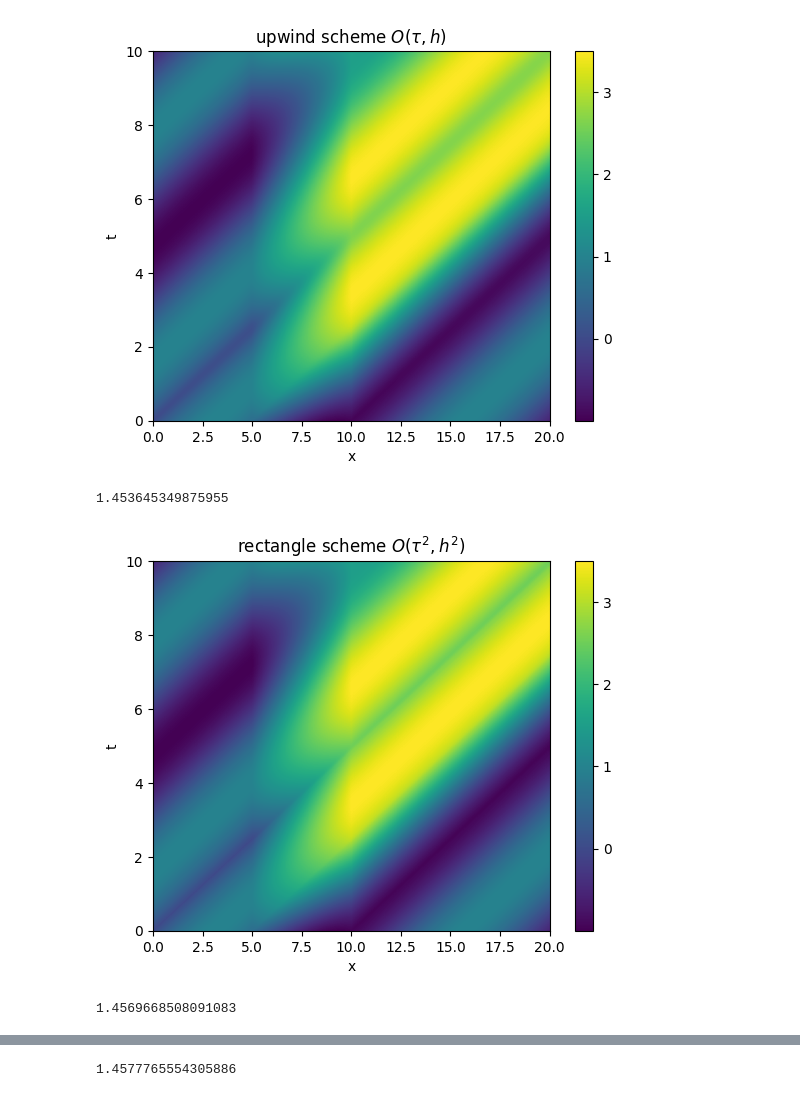
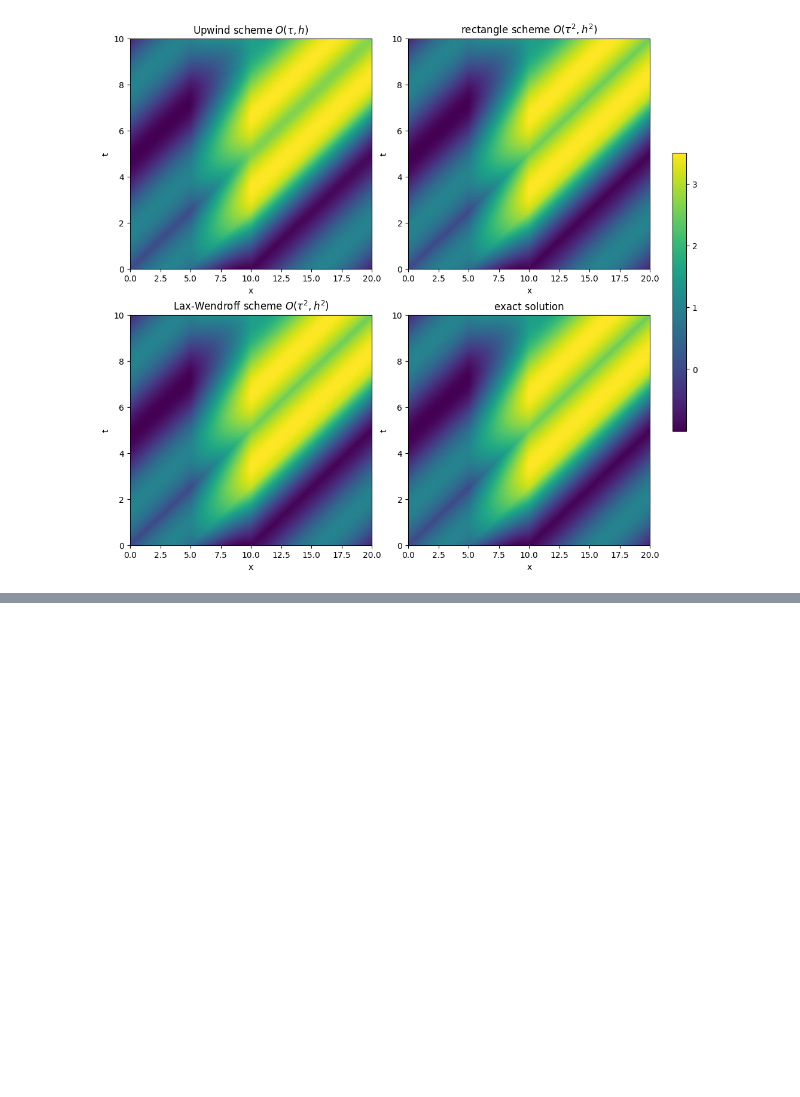
Before and after one commit to VoyakaGOD/computational-mathematics, a Jupyter notebook: convection-equation.ipynb, the cells around one changed output, grey strips where cells are left out. Drawn from its saved outputs; the diff is of its cells as text; code cells hidden in the pictures; blank space fills up the shorter version.

```diff
--- a/convection-equation.ipynb
+++ b/convection-equation.ipynb
@@ -110,58 +110,72 @@ def solve_by_Lax_Wendroff_scheme(c: float, grid: Grid, phi: RtoR, psi: RtoR, f:
         u[n+1][grid.M] = u[n+1][grid.M - 1]  # todo
     return u
 
+c = 2
+grid = Grid(10, 2000, 20, 1000)
+
 def phi(x : float):
     return sin(x / 2)
 
 def psi(t : float):
     return sin(t)
 
 def f(t : float, x : float):
     if (x < 5) or (x > 10):
         return 0
     return 1
 
-grid = Grid(10, 2000, 20, 1000)
-
 def show_result(u : list[list[float]], grid : Grid, title : str):
     tau = grid.T / grid.N
     h = grid.L / grid.M
     plt.pcolormesh([h*m for m in range(grid.M + 1)], [tau*n for n in range(grid.N + 1)], u)
     plt.xlabel("x")
     plt.ylabel("t")
     plt.title(title)
     plt.colorbar()
     plt.show()
 
+from matplotlib import gridspec
+def show_4_results(u_plots: list[tuple[str, list[list[float]]]], grid : Grid):
+    tau = grid.T / grid.N
+    h = grid.L / grid.M
+    x = [h * m for m in range(grid.M + 1)]
+    t = [tau * n for n in range(grid.N + 1)]
+    fig = plt.figure(figsize=(12, 11))
+    gs = gridspec.GridSpec(2, 2, wspace=0.15, hspace=0.2)
+    axes = []
+    plots = []
+    for i in range(4):
+        ax = fig.add_subplot(gs[i])
+        c = ax.pcolormesh(x, t, u_plots[i][1])
+        ax.set_title(u_plots[i][0])
+        ax.set_xlabel("x")
+        ax.set_ylabel("t")
+        axes.append(ax)
+        plots.append(c)
+    fig.colorbar(plots[0], ax=axes, orientation='vertical', fraction=0.025, pad=0.04)
+    plt.show()
+
 def u_exact(t : float, x : float):
-    i = max(0, (min(x, 10) - max(x - c*t, 5))/c)
+    i = max(0, min(x, 10) - max(x - c*t, 5))/c
     if x > c*t:
         return i + phi(x - c*t)
     return i + psi(t - x/c)
+
+h = grid.L/grid.M
+tau = grid.T / grid.N
 
 def get_error(u : list[list[float]], grid : Grid):
     err2 = 0
     for n in range(grid.N + 1):
         for m in range(grid.M + 1):
             err2 += (u[n][m] - u_exact(n*tau, m*h))**2
-    return (err2 / (n*m))**0.5
+    return (err2 / ((grid.N + 1)*(grid.M + 1)))**0.5
 
-c = 2
-u = solve_by_upwind_scheme(c, grid, phi, psi, f)
-show_result(u, grid, "upwind scheme $O(\\tau, h)$")
-print(get_error(u, grid))
-u = solve_by_rectangle_scheme(c, grid, phi, psi, f)
-show_result(u, grid, "rectangle scheme $O(\\tau^2, h^2)$")
-print(get_error(u, grid))
-u = solve_by_Lax_Wendroff_scheme(c, grid, phi, psi, f)
-show_result(u, grid, "Lax-Wendroff scheme $O(\\tau^2, h^2)$")
-print(get_error(u, grid))
-h = grid.L/grid.M
-tau = grid.T / grid.N
-u_exact_arr = [[u_exact(n*tau, m*h) for m in range(grid.M + 1)] for n in  range(grid.N + 1)]
-show_result(u_exact_arr, grid, "exact solution")
+show_4_results([
+    ("Upwind scheme $O(\\tau, h)$", solve_by_upwind_scheme(c, grid, phi, psi, f)),
+    ("rectangle scheme $O(\\tau^2, h^2)$", solve_by_rectangle_scheme(c, grid, phi, psi, f)),
+    ("Lax-Wendroff scheme $O(\\tau^2, h^2)$", solve_by_Lax_Wendroff_scheme(c, grid, phi, psi, f)),
+    ("exact solution", [[u_exact(n*tau, m*h) for m in range(grid.M + 1)] for n in  range(grid.N + 1)])
+    ], grid)
 # %% [output]
-[figure, old version]
+[figure, new version]
-1.453645349875955
-[figure, removed]
-1.4569668508091083
@@ -169 +181,0 @@ show_result(u_exact_arr, grid, "exact solution")
-1.4577765554305886
```
Also changed, not shown: parts of 2 cells of this notebook.
